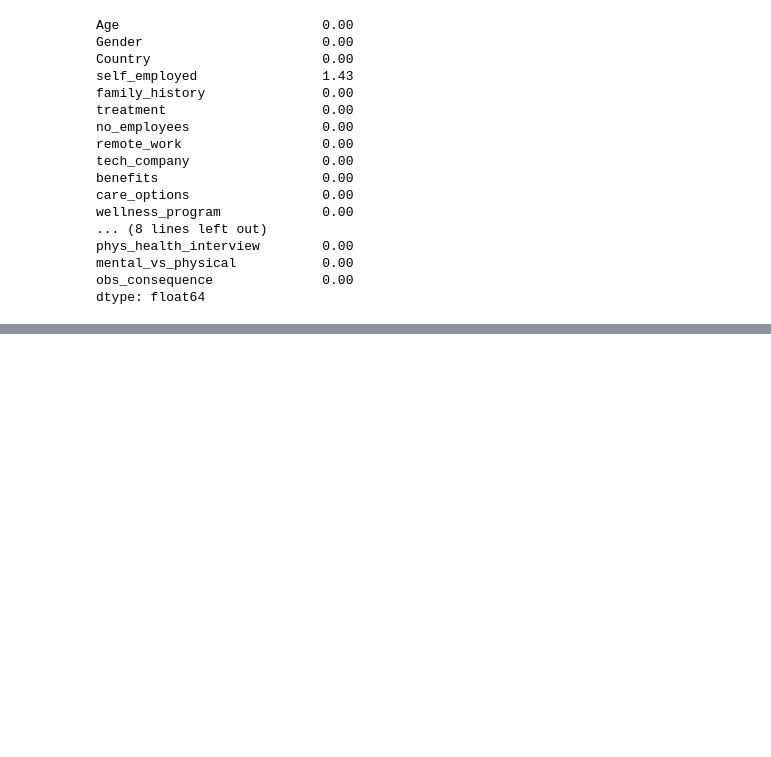
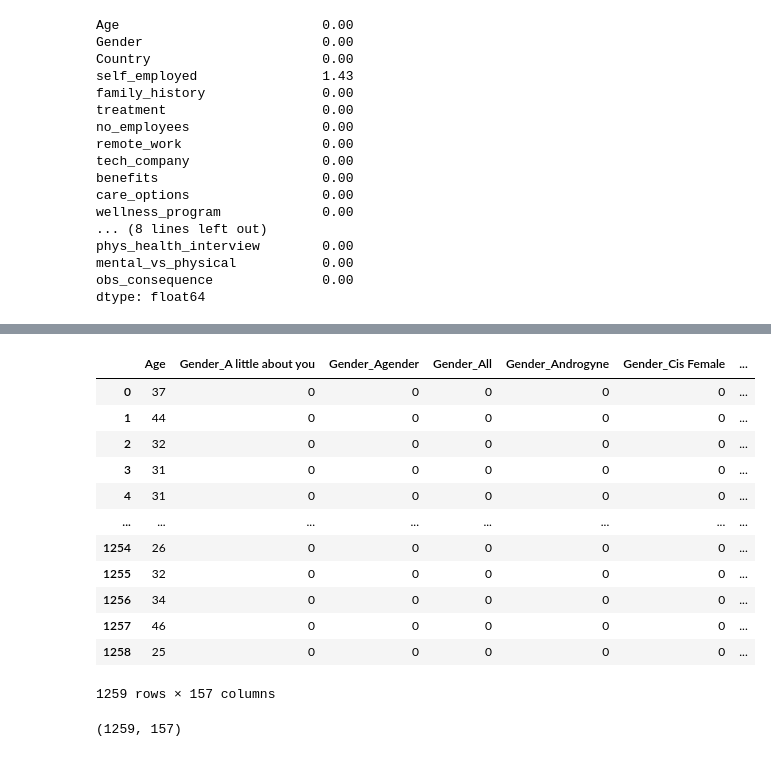
Before and after one commit to mezdourcheima/Machine-Learning-For-Mental-Health, a Jupyter notebook: Notebook.ipynb, the cells around one changed output, grey strips where cells are left out. Drawn from its saved outputs; the diff is of its cells as text; code cells hidden in the pictures; blank space fills up the shorter version.

```diff
--- a/Notebook.ipynb
+++ b/Notebook.ipynb
@@ -109,0 +143,20 @@ dtype: float64
+# %%
+data
+# %% [output]
+|  | Age | Gender_A little about you | Gender_Agender | Gender_All | Gender_Androgyne | Gender_Cis Female | ... |
+| 0 | 37 | 0 | 0 | 0 | 0 | 0 | ... |
+| 1 | 44 | 0 | 0 | 0 | 0 | 0 | ... |
+| 2 | 32 | 0 | 0 | 0 | 0 | 0 | ... |
+| 3 | 31 | 0 | 0 | 0 | 0 | 0 | ... |
+| 4 | 31 | 0 | 0 | 0 | 0 | 0 | ... |
+| ... | ... | ... | ... | ... | ... | ... | ... |
+| 1254 | 26 | 0 | 0 | 0 | 0 | 0 | ... |
+| 1255 | 32 | 0 | 0 | 0 | 0 | 0 | ... |
+| 1256 | 34 | 0 | 0 | 0 | 0 | 0 | ... |
+| 1257 | 46 | 0 | 0 | 0 | 0 | 0 | ... |
+| 1258 | 25 | 0 | 0 | 0 | 0 | 0 | ... |
+1259 rows × 157 columns
+# %%
+data.shape
+# %% [output]
+(1259, 157)
```
Also changed, not shown: parts of 13 cells of this notebook.
